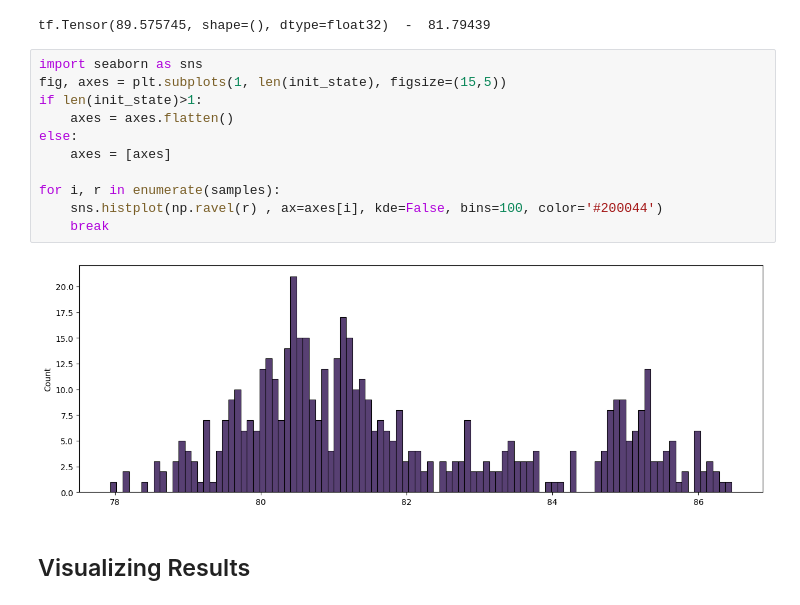
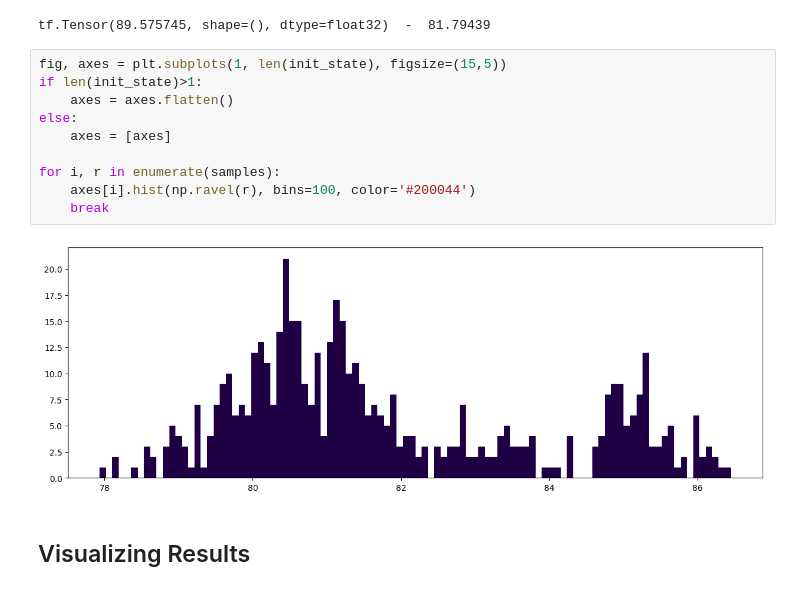
Before and after one commit to yemsnucleus/NEGFC, a Jupyter notebook: negfc_gpu.ipynb, the cells around one changed output. Saved outputs shown, nothing was run; the diff lists cells and outputs as text.

```diff
--- a/negfc_gpu.ipynb
+++ b/negfc_gpu.ipynb
@@ -403,18 +403,17 @@ for initial_val, final_val in zip(init_state, opt_values):
 # %% [output]
 tf.Tensor(89.575745, shape=(), dtype=float32)  -  81.79439
 # %%
-import seaborn as sns
 fig, axes = plt.subplots(1, len(init_state), figsize=(15,5))
 if len(init_state)>1:
     axes = axes.flatten()
 else:
     axes = [axes]
 
 for i, r in enumerate(samples):
-    sns.histplot(np.ravel(r) , ax=axes[i], kde=False, bins=100, color='#200044')
+    axes[i].hist(np.ravel(r), bins=100, color='#200044')
     break
 # %% [output]
-[figure, old version]
+[figure, new version]
 # %% [markdown]
 ## Visualizing Results
 # %%
```
